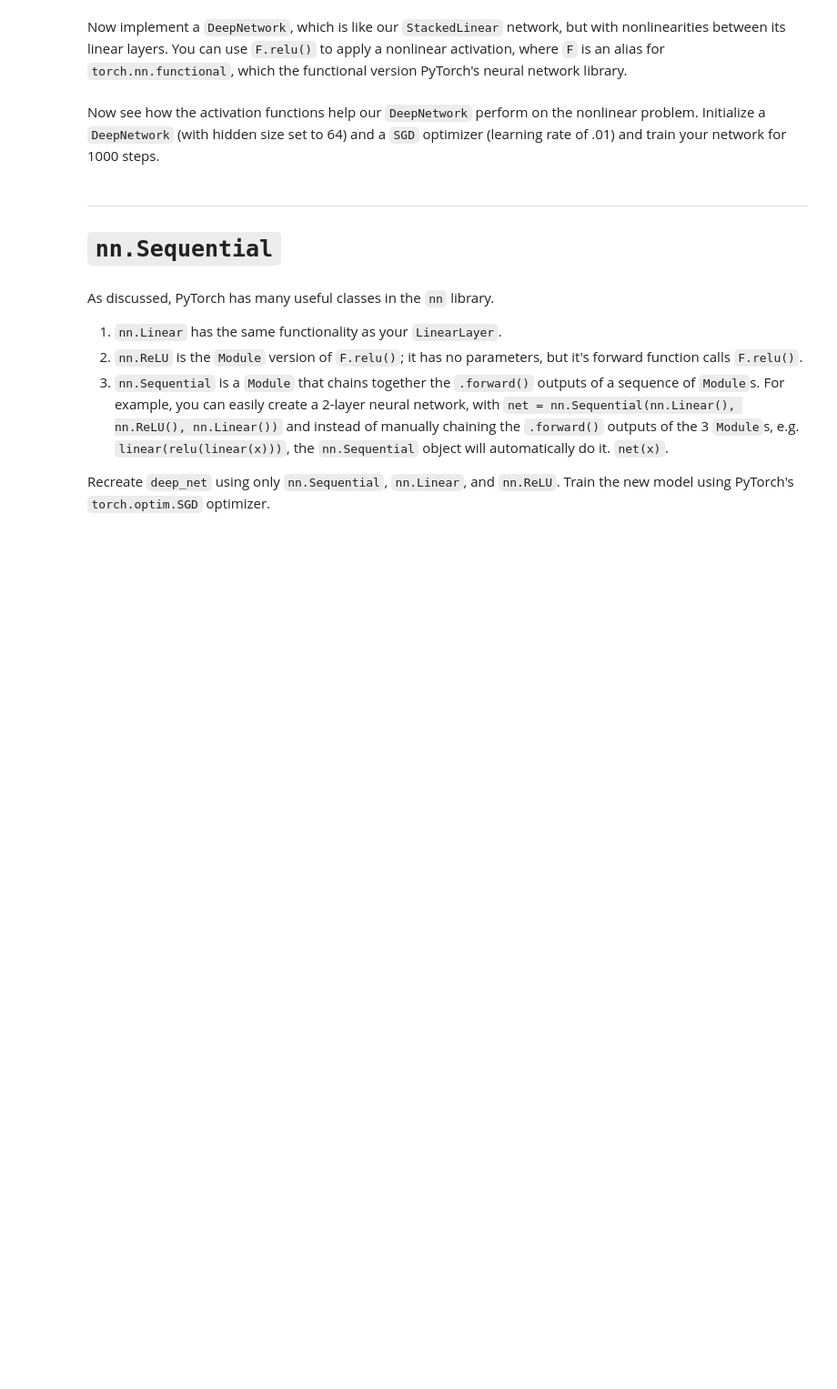
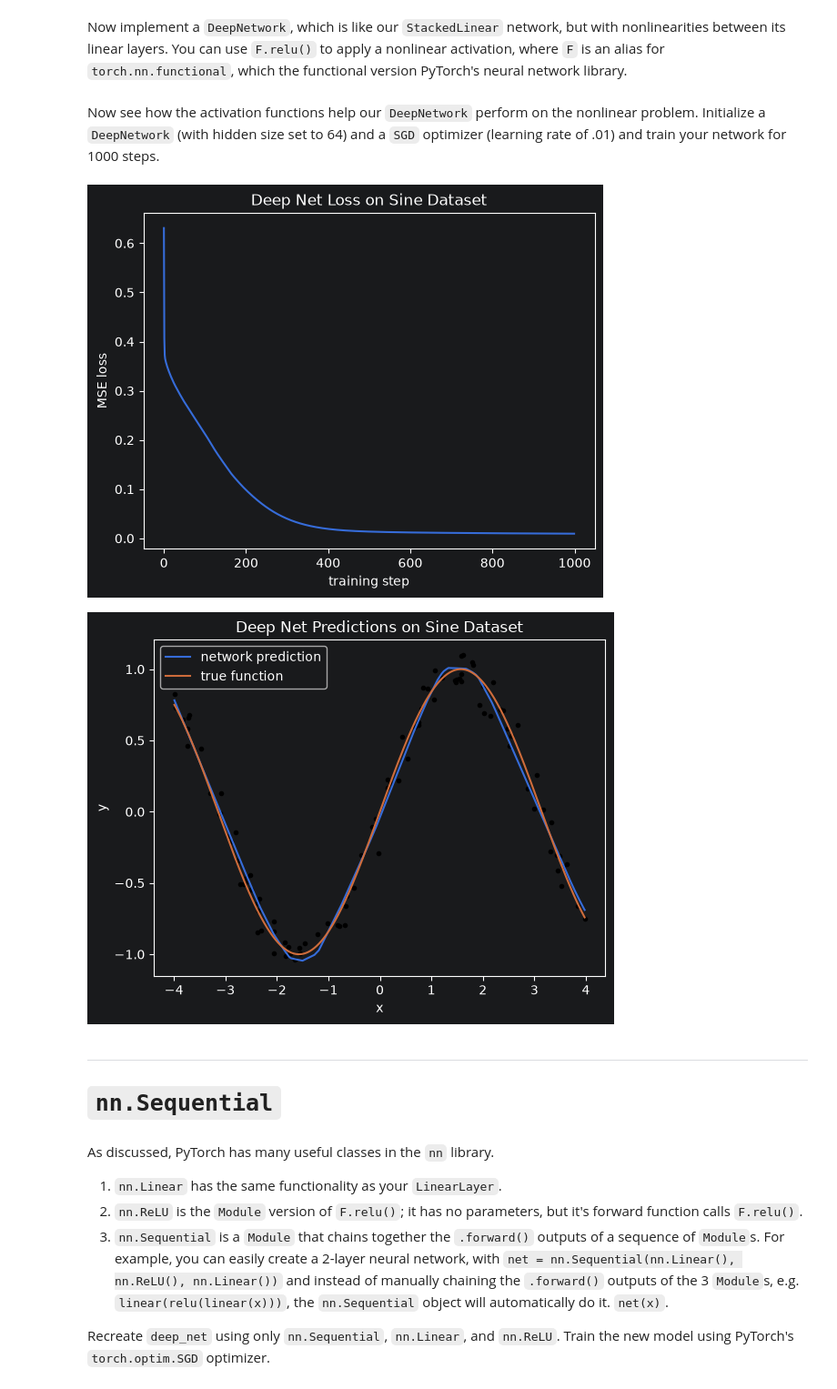
Before and after one commit to connorharv/byu-cs474, a Jupyter notebook: lab2_modules_training.ipynb, the cells around one changed output. Shown at 91% size. Saved outputs shown, nothing was run; the diff lists cells and outputs as text; code cells hidden in the pictures; blank space fills up the shorter version.

```diff
--- a/lab2_modules_training.ipynb
+++ b/lab2_modules_training.ipynb
@@ -646,28 +650,41 @@ You can use `F.relu()` to apply a nonlinear activation, where `F` is an alias fo
 class DeepNetwork(nn.Module): # true deep NN w/ activation functions
     def __init__(self, input_feature_size, output_feature_size, hidden_size):
         # TODO: create a 3 linear layers just like in StackedLinear. Don't forget 'super().__init__()'
-        pass
+        super().__init__()
+        self.lin1 = LinearLayer(input_feature_size, hidden_size)
+        self.lin2 = LinearLayer(hidden_size, hidden_size)
+        self.lin3 = LinearLayer(hidden_size, output_feature_size)
 
     def forward(self, x):
         # TODO: pass the input `x` through the network (including the activation functions) and return the network's prediction on the y value.
         # DO NOT apply a relu before the first layer or after the last layer.
-        pass
+        x = self.lin1(x)
+        x = F.relu(x)
+        x = self.lin2(x)
+        x = F.relu(x)
+        x = self.lin3(x)
+        return x
 # %% [markdown]
 Now see how the activation functions help our `DeepNetwork` perform on the nonlinear problem. Initialize a `DeepNetwork` (with hidden size set to 64) and a `SGD` optimizer (learning rate of .01) and train your network for 1000 steps.
 # %%
 # TODO: Set seed to 0
+torch.manual_seed(0)
 
 # TODO: Initialize a DeepNetwork (set hidden_size to 64) called deep_net
-deep_net = None
+deep_net = DeepNetwork(1, 1, 64)
 
 # TODO: Initialize an SGD optimizer with a learning rate of .01
+optimizer = SGD(deep_net.parameters(), .01)
 
 # TODO: train deep_net for 1000 steps and store training losses as `train_losses`
-train_losses = None
+train_losses = train(deep_net, optimizer, sine_x, sine_y, 1000)
 
 plot_loss(train_losses, "Deep Net Loss on Sine Dataset")
 
 plot_data(sine_x, sine_y, deep_net, gt_func=torch.sin, title="Deep Net Predictions on Sine Dataset")
+# %% [output]
+[figure, added]
+[figure, added]
 # %% [markdown]
 ---
 # `nn.Sequential`
```
Also changed, not shown: parts of 10 cells of this notebook.
